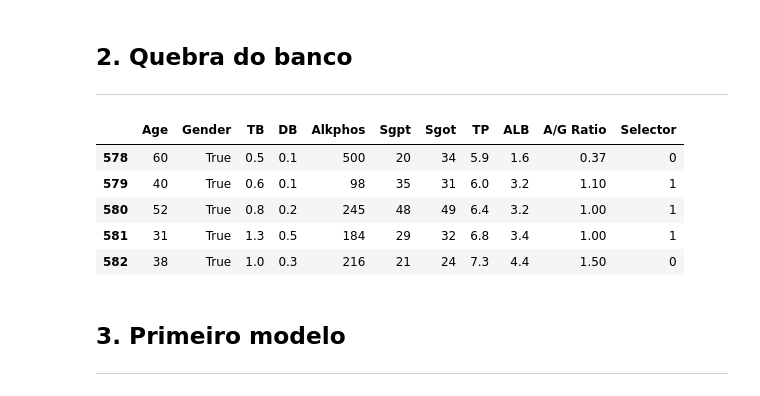
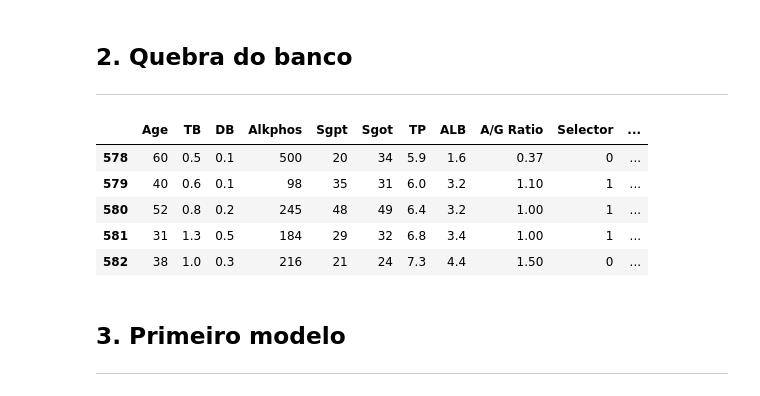
Before and after one commit to KesleyJS/TrabalhoML, a Jupyter notebook: Lista02/Lista2.ipynb, the cells around one changed output. Saved outputs shown, nothing was run; the diff lists cells and outputs as text; code cells hidden in the pictures.

```diff
--- a/Lista02/Lista2.ipynb
+++ b/Lista02/Lista2.ipynb
@@ -80,2 +77,0 @@ Transformar a coluna Gender em dummy
-# %%
-df['Gender'] = pd.get_dummies(df['Gender'], drop_first=True)  # Female=1, Male=0
@@ -114,0 +102,5 @@ df['A/G Ratio'] = df['A/G Ratio'].fillna(media)
+# %%
+df.head()
+numerico = ['Age', 'TB', 'DB', 'Alkphos', 'Sgpt', 'Sgot', 'TP', 'ALB', 'A/G Ratio', 'Selector']
+categoria = ['Gender']
+df_with_dummies = pd.get_dummies(df[categoria + numerico], drop_first=True)
@@ -131,22 +148,22 @@ df[['Age','TB','DB','Alkphos','Sgpt','Sgot','TP','ALB','A/G Ratio']].describe()
 --------------------
 # %%
 # Separando os dados entre features (X) e target (y)
-df['Selector'] = df['Selector'].replace({1: 1, 2: 0})
+df_with_dummies['Selector'] = df_with_dummies['Selector'].replace({1: 1, 2: 0})
 
-X = df.drop(columns=['Selector'])
-Y = df['Selector']
+X = df_with_dummies.drop(columns=['Selector'])
+Y = df_with_dummies['Selector']
 
 # Separar o conjunto de dados em treino (80%) e teste (20%)
-X_train, X_test, y_train, y_test = train_test_split(X, Y, test_size=0.2, random_state=20)
+X_train, X_test, y_train, y_test = train_test_split(X, Y, test_size=0.2, random_state=15)
 # %%
-df.tail()
+df_with_dummies.tail()
 # %% [output]
-|  | Age | Gender | TB | DB | Alkphos | Sgpt | Sgot | TP | ALB | A/G Ratio | Selector |
-| 578 | 60 | True | 0.5 | 0.1 | 500 | 20 | 34 | 5.9 | 1.6 | 0.37 | 0 |
-| 579 | 40 | True | 0.6 | 0.1 | 98 | 35 | 31 | 6.0 | 3.2 | 1.10 | 1 |
-| 580 | 52 | True | 0.8 | 0.2 | 245 | 48 | 49 | 6.4 | 3.2 | 1.00 | 1 |
-| 581 | 31 | True | 1.3 | 0.5 | 184 | 29 | 32 | 6.8 | 3.4 | 1.00 | 1 |
-| 582 | 38 | True | 1.0 | 0.3 | 216 | 21 | 24 | 7.3 | 4.4 | 1.50 | 0 |
+|  | Age | TB | DB | Alkphos | Sgpt | Sgot | TP | ALB | A/G Ratio | Selector | ... |
+| 578 | 60 | 0.5 | 0.1 | 500 | 20 | 34 | 5.9 | 1.6 | 0.37 | 0 | ... |
+| 579 | 40 | 0.6 | 0.1 | 98 | 35 | 31 | 6.0 | 3.2 | 1.10 | 1 | ... |
+| 580 | 52 | 0.8 | 0.2 | 245 | 48 | 49 | 6.4 | 3.2 | 1.00 | 1 | ... |
+| 581 | 31 | 1.3 | 0.5 | 184 | 29 | 32 | 6.8 | 3.4 | 1.00 | 1 | ... |
+| 582 | 38 | 1.0 | 0.3 | 216 | 21 | 24 | 7.3 | 4.4 | 1.50 | 0 | ... |
 # %% [markdown]
 ## 3. Primeiro modelo
 --------------------
```
Also changed, not shown: parts of 20 cells of this notebook.
